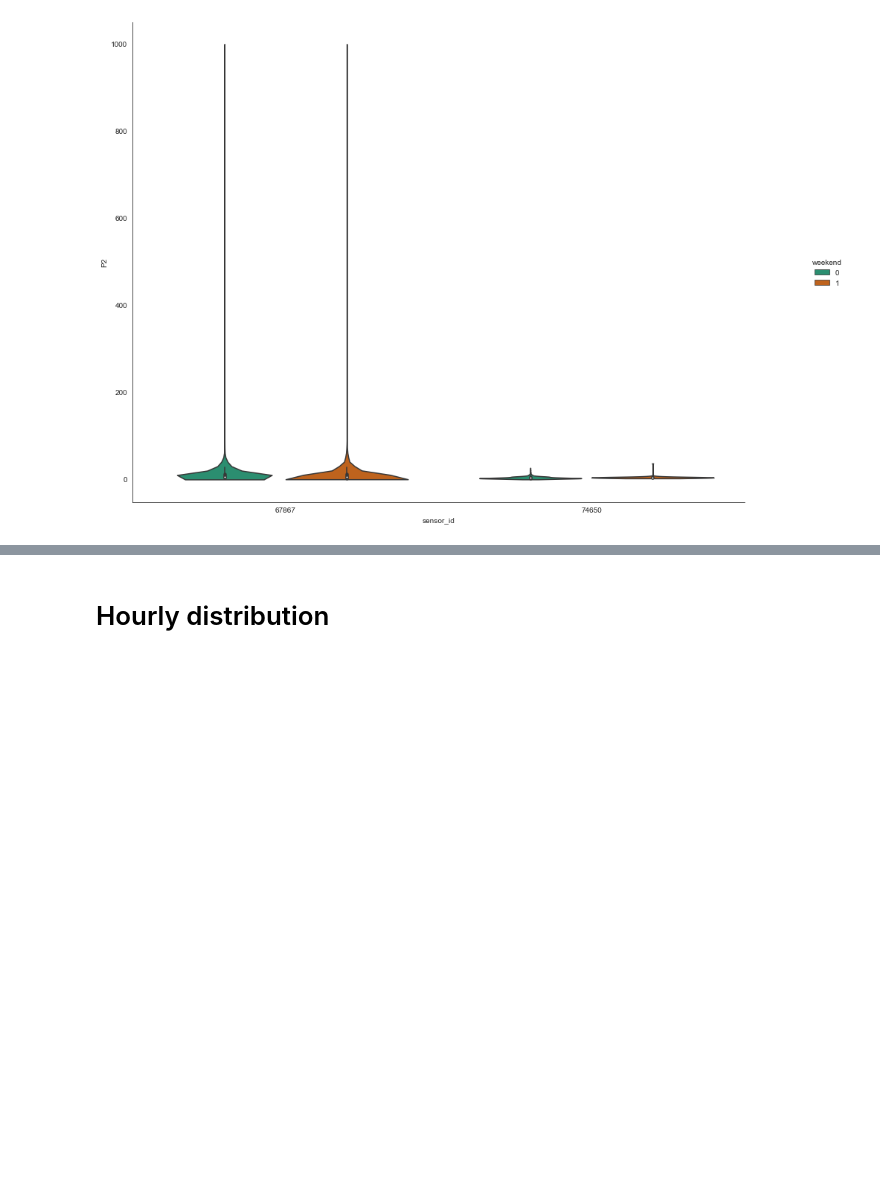
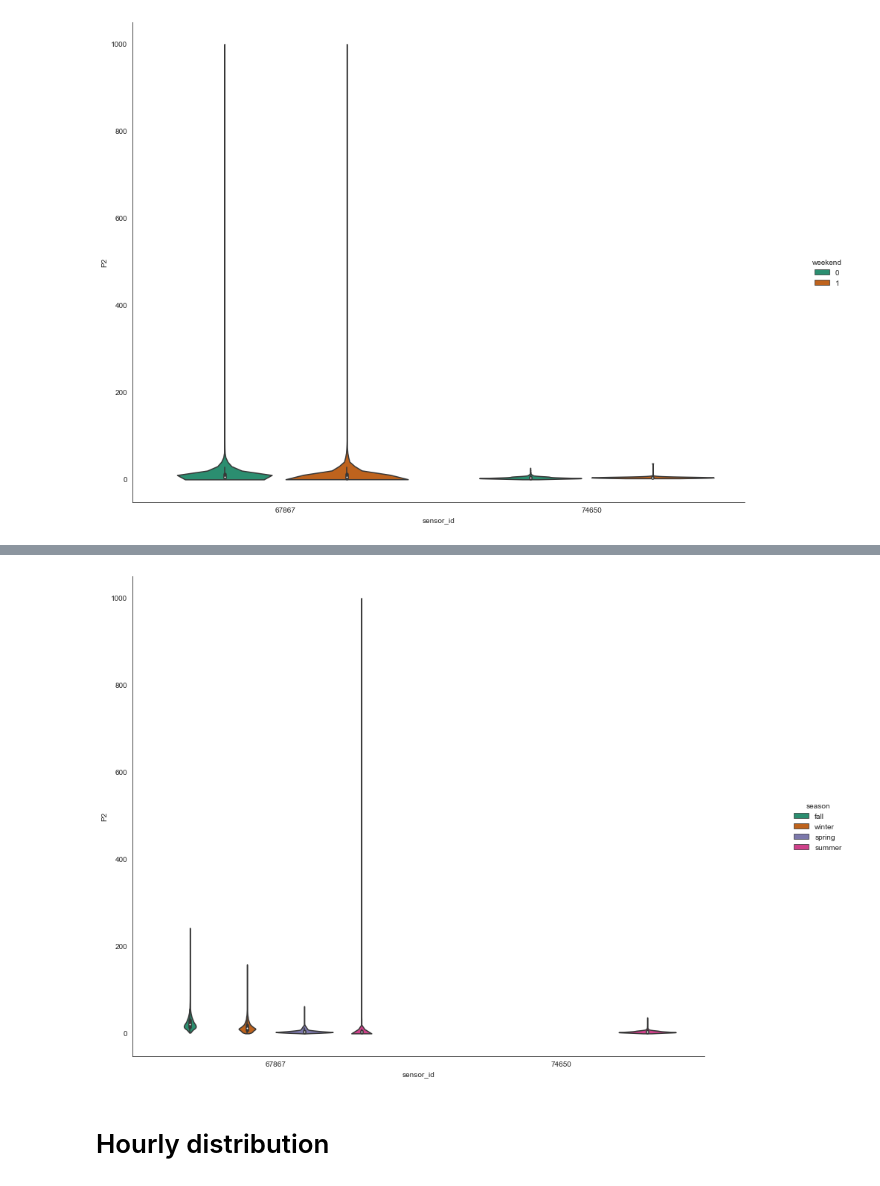
Before and after one commit to mmoskon/sensors, a Jupyter notebook: basic_analysis_sc.ipynb, the cells around one changed output, grey strips where cells are left out. Cells and saved outputs as stored; diff of their text form; code cells hidden in the pictures; blank space fills up the shorter version.

```diff
--- a/basic_analysis_sc.ipynb
+++ b/basic_analysis_sc.ipynb
@@ -54,3 +63,10 @@ plt.show()
+# %%
+sns.catplot(data=df, y='P2', x='sensor_id', hue="season", kind="violin", palette = flatui, cut=0)
+f = plt.gcf()
+f.set_size_inches(15,10)
+plt.show()
+# %% [output]
+[figure, added]
 # %% [markdown]
 # Hourly distribution
 # %%
```
Also changed, not shown: parts of 3 cells of this notebook, 2 other files.
